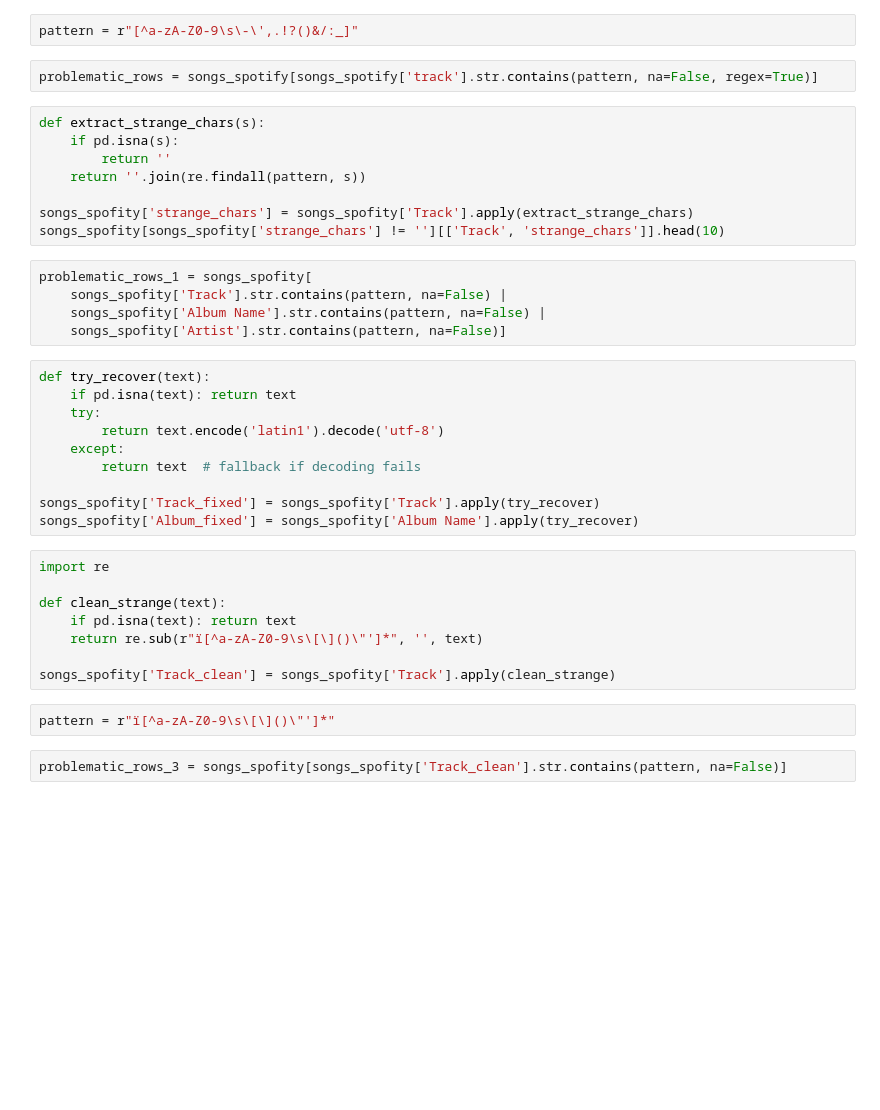
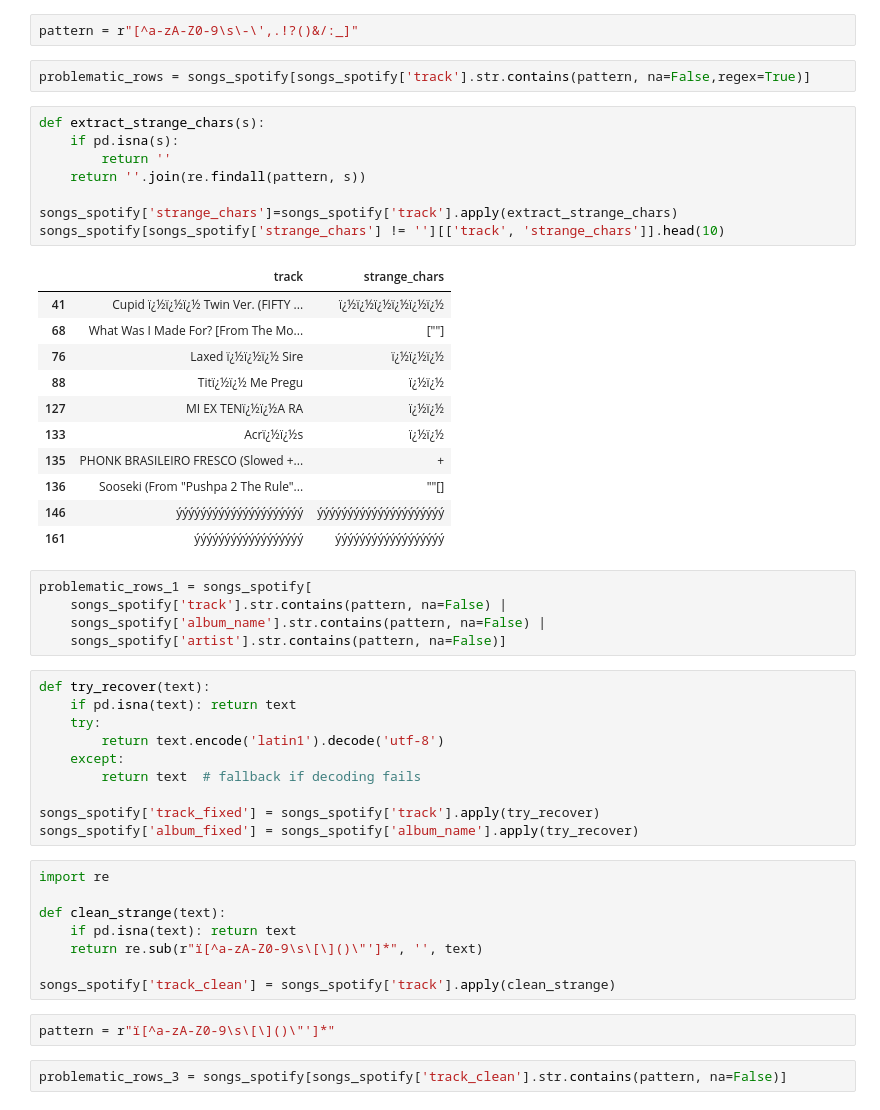
Before and after one commit to i11g/Data-Visualization, a Jupyter notebook: Data Visualization and EDA Lab.ipynb, the cells around one changed output. Cells and saved outputs as stored; diff of their text form; blank space fills up the shorter version.

```diff
--- a/Data Visualization and EDA Lab.ipynb
+++ b/Data Visualization and EDA Lab.ipynb
@@ -403,20 +414,32 @@ songs_spotify[songs_spotify["track"].str.contains(r"[^a-zA-Z0-9\s\-\,.!?()]", na
 # %%
 pattern = r"[^a-zA-Z0-9\s\-\',.!?()&/:_]"
 # %%
-problematic_rows = songs_spotify[songs_spotify['track'].str.contains(pattern, na=False, regex=True)]
+problematic_rows = songs_spotify[songs_spotify['track'].str.contains(pattern, na=False,regex=True)]
 # %%
 def extract_strange_chars(s):
     if pd.isna(s):
         return ''
     return ''.join(re.findall(pattern, s))
 
-songs_spofity['strange_chars'] = songs_spofity['Track'].apply(extract_strange_chars)
-songs_spofity[songs_spofity['strange_chars'] != ''][['Track', 'strange_chars']].head(10)
+songs_spotify['strange_chars']=songs_spotify['track'].apply(extract_strange_chars)
+songs_spotify[songs_spotify['strange_chars'] != ''][['track', 'strange_chars']].head(10)
+# %% [output]
+|  | track | strange_chars |
+| 41 | Cupid ï¿½ï¿½ï¿½ Twin Ver. (FIFTY ... | ï¿½ï¿½ï¿½ï¿½ï¿½ï¿½ |
+| 68 | What Was I Made For? [From The Mo... | [""] |
+| 76 | Laxed ï¿½ï¿½ï¿½ Sire | ï¿½ï¿½ï¿½ |
+| 88 | Titï¿½ï¿½ Me Pregu | ï¿½ï¿½ |
+| 127 | MI EX TENï¿½ï¿½A RA | ï¿½ï¿½ |
+| 133 | Acrï¿½ï¿½s | ï¿½ï¿½ |
+| 135 | PHONK BRASILEIRO FRESCO (Slowed +... | + |
+| 136 | Sooseki (From "Pushpa 2 The Rule"... | ""[] |
+| 146 | ýýýýýýýýýýýýýýýýýýýýý | ýýýýýýýýýýýýýýýýýýýýý |
+| 161 | ýýýýýýýýýýýýýýýýýý | ýýýýýýýýýýýýýýýýýý |
 # %%
-problematic_rows_1 = songs_spofity[
-    songs_spofity['Track'].str.contains(pattern, na=False) |
-    songs_spofity['Album Name'].str.contains(pattern, na=False) |
-    songs_spofity['Artist'].str.contains(pattern, na=False)]
+problematic_rows_1 = songs_spotify[
+    songs_spotify['track'].str.contains(pattern, na=False) |
+    songs_spotify['album_name'].str.contains(pattern, na=False) |
+    songs_spotify['artist'].str.contains(pattern, na=False)]
 # %%
 def try_recover(text):
     if pd.isna(text): return text
@@ -425,8 +448,8 @@ def try_recover(text):
     except:
         return text  # fallback if decoding fails
 
-songs_spofity['Track_fixed'] = songs_spofity['Track'].apply(try_recover)
-songs_spofity['Album_fixed'] = songs_spofity['Album Name'].apply(try_recover)
+songs_spotify['track_fixed'] = songs_spotify['track'].apply(try_recover)
+songs_spotify['album_fixed'] = songs_spotify['album_name'].apply(try_recover)
 # %%
 import re
 
@@ -434,8 +457,8 @@ def clean_strange(text):
     if pd.isna(text): return text
     return re.sub(r"ï[^a-zA-Z0-9\s\[\]()\"']*", '', text)
 
-songs_spofity['Track_clean'] = songs_spofity['Track'].apply(clean_strange)
+songs_spotify['track_clean'] = songs_spotify['track'].apply(clean_strange)
 # %%
 pattern = r"ï[^a-zA-Z0-9\s\[\]()\"']*"
 # %%
-problematic_rows_3 = songs_spofity[songs_spofity['Track_clean'].str.contains(pattern, na=False)]
+problematic_rows_3 = songs_spotify[songs_spotify['track_clean'].str.contains(pattern, na=False)]
```
Also changed, not shown: parts of 7 cells of this notebook, 1 other file.
